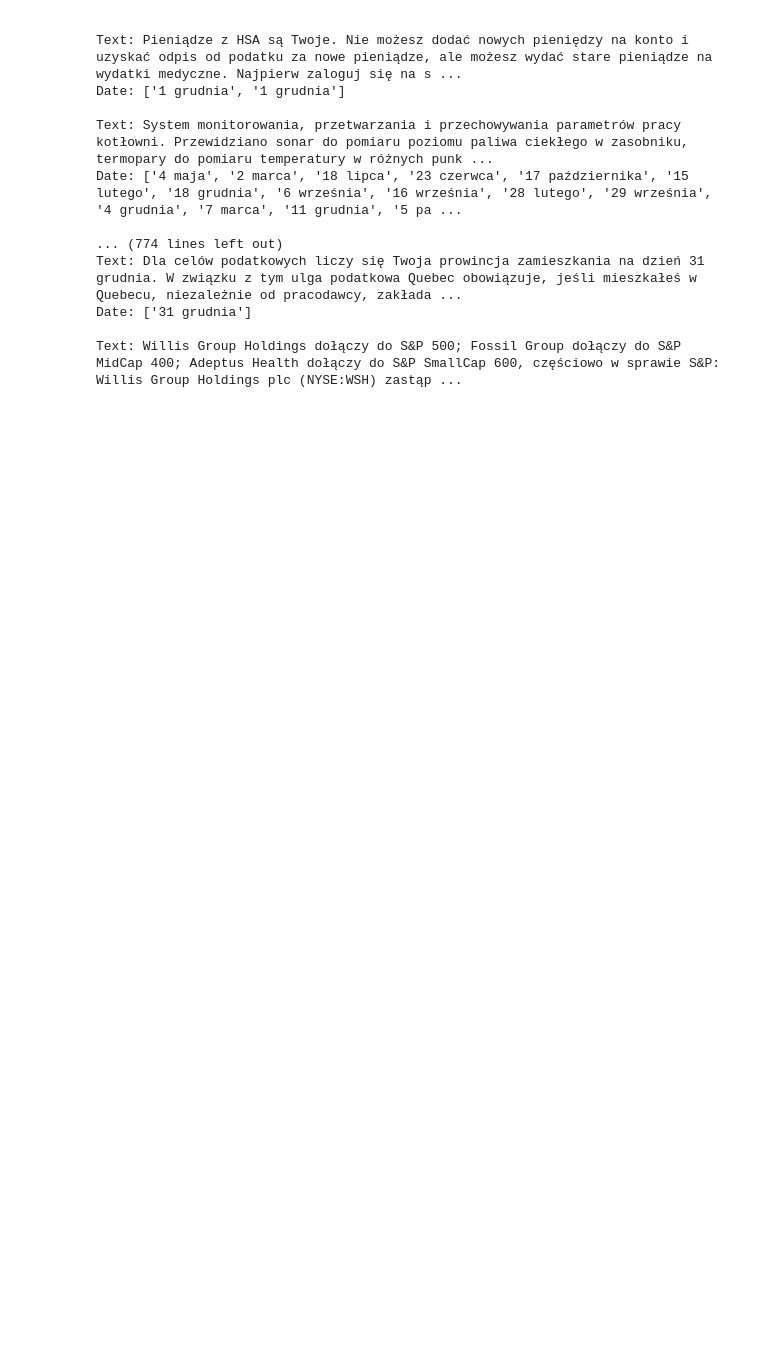
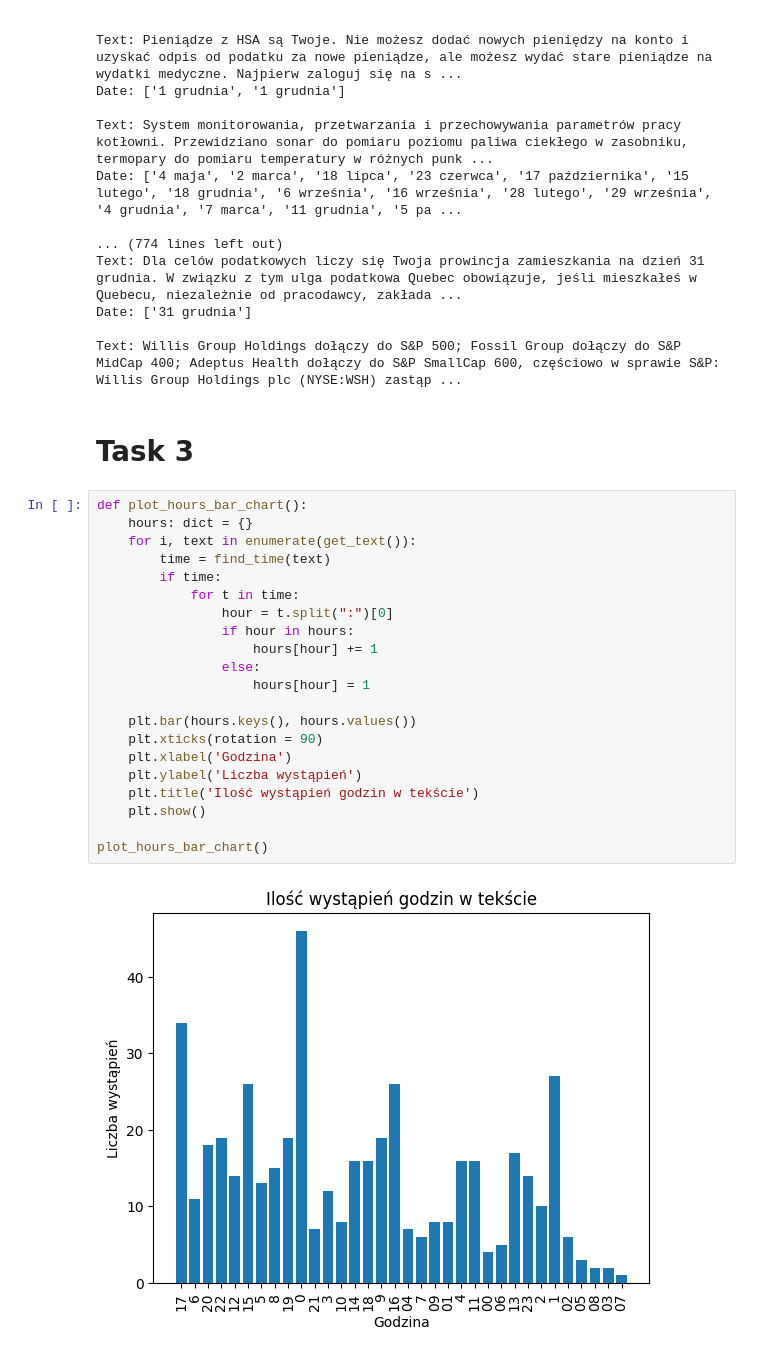
Before and after one commit to BartekKruczek/NLP-2024-2025, a Jupyter notebook: Lab_1/main.ipynb, the cells around one changed output. Saved outputs shown, nothing was run; the diff lists cells and outputs as text; blank space fills up the shorter version.

Commit message:
task 3 is working

```diff
--- a/Lab_1/main.ipynb
+++ b/Lab_1/main.ipynb
@@ -90,3 +91,28 @@ Text: Dla celów podatkowych liczy się Twoja prowincja zamieszkania na dzień 3
 Date: ['31 grudnia']
 
 Text: Willis Group Holdings dołączy do S&P 500; Fossil Group dołączy do S&P MidCap 400; Adeptus Health dołączy do S&P SmallCap 600, częściowo w sprawie S&P: Willis Group Holdings plc (NYSE:WSH) zastąp ...
+# %% [markdown]
+# Task 3
+# %%
+def plot_hours_bar_chart():
+    hours: dict = {}
+    for i, text in enumerate(get_text()):
+        time = find_time(text)
+        if time:
+            for t in time:
+                hour = t.split(":")[0]
+                if hour in hours:
+                    hours[hour] += 1
+                else:
+                    hours[hour] = 1
+
+    plt.bar(hours.keys(), hours.values())
+    plt.xticks(rotation = 90)
+    plt.xlabel('Godzina')
+    plt.ylabel('Liczba wystąpień')
+    plt.title('Ilość wystąpień godzin w tekście')
+    plt.show()
+
+plot_hours_bar_chart()
+# %% [output]
+[figure, added]
```
Also changed, not shown: parts of 3 cells of this notebook, 1 other file.
